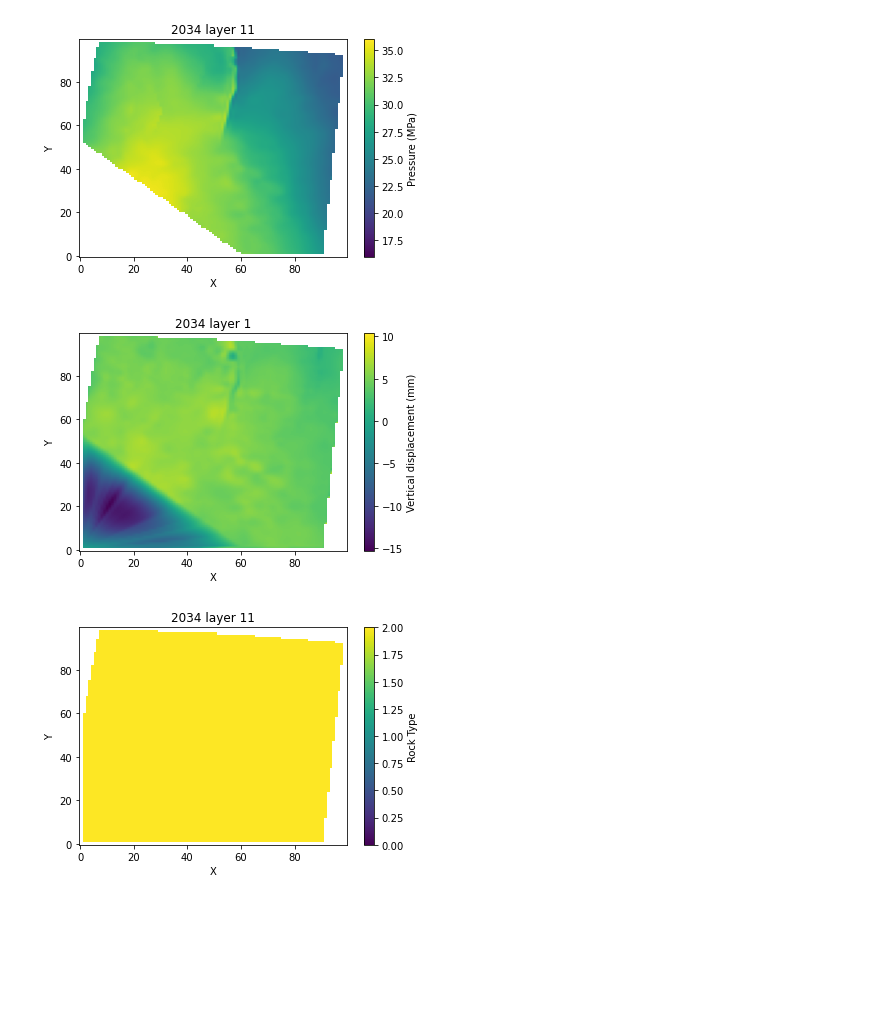
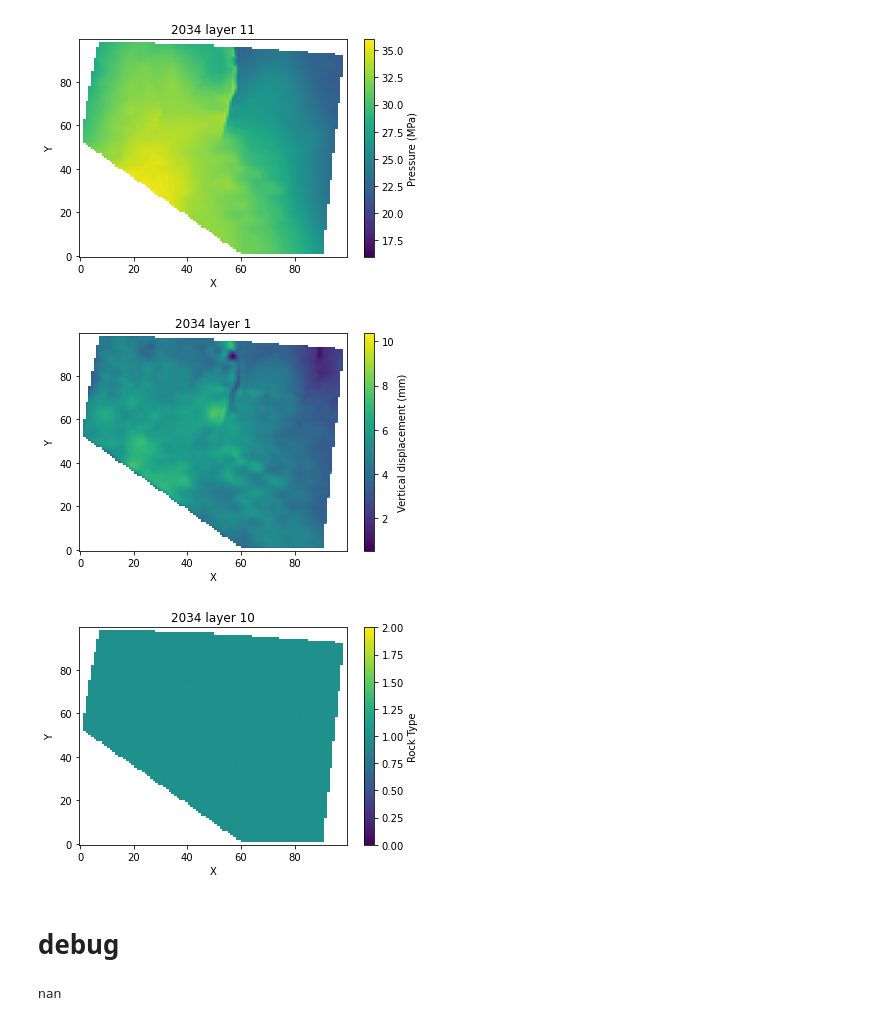
Before and after one commit to JihuiDing/pyCCUS-public, a Jupyter notebook: JD_folder/JD_plots.ipynb, the cells around one changed output. Saved outputs shown, nothing was run; the diff lists cells and outputs as text; code cells hidden in the pictures; blank space fills up the shorter version.

```diff
--- a/JD_folder/JD_plots.ipynb
+++ b/JD_folder/JD_plots.ipynb
@@ -39,19 +39,19 @@ plt.show()
 [figure]
 # %%
 prop = "VERDSPLGEO"; layer = 1; year = 2034 #2024, 26, 28, 30, 32, 34
-arr = np.load(os.path.join(folder_path, f'case1_{prop}.npy'))
+arr = np.load(os.path.join(folder_path, f'case1_{prop}_modified.npy'))
 plt.imshow(arr[:,:,layer-1,int((year-2024)/2)]*1000, origin='lower', cmap='viridis', interpolation=None, aspect='auto', vmin=None, vmax=None)
 #plt.imshow(val_new, extent=[x_new.min(), x_new.max(), y_new.min(), y_new.max()], origin='lower', cmap='viridis', aspect='auto')
 plt.colorbar(label="Vertical displacement (mm)")
 plt.xlabel('X')
 plt.ylabel('Y')
 plt.title(f'{year} layer {layer}')
 plt.show()
 # %% [output]
-[figure, old version]
+[figure, new version]
 # %%
-prop = "GEORTYPE"; layer = 11; year = 2034 #2024, 26, 28, 30, 32, 34
-arr = np.load(os.path.join(folder_path, f'case1_{prop}.npy')) #SG, PRES, VERDSPLGEO
+prop = "GEORTYPE"; layer = 10; year = 2034 #2024, 26, 28, 30, 32, 34
+arr = np.load(os.path.join(folder_path, f'case1_{prop}_modified.npy')) #SG, PRES, VERDSPLGEO
 plt.imshow(arr[:,:,layer-1,int((year-2024)/2)], origin='lower', cmap='viridis', interpolation=None, aspect='auto', vmin=0, vmax=2)
 #plt.imshow(val_new, extent=[x_new.min(), x_new.max(), y_new.min(), y_new.max()], origin='lower', cmap='viridis', aspect='auto')
 plt.colorbar(label="Rock Type")
@@ -60,4 +60,10 @@ plt.ylabel('Y')
 plt.title(f'{year} layer {layer}')
 plt.show()
 # %% [output]
-[figure, old version]
+[figure, new version]
+# %% [markdown]
+# debug
+# %%
+arr[20,18,5,4]
+# %% [output]
+nan
```
Also changed, not shown: 1 other file.
